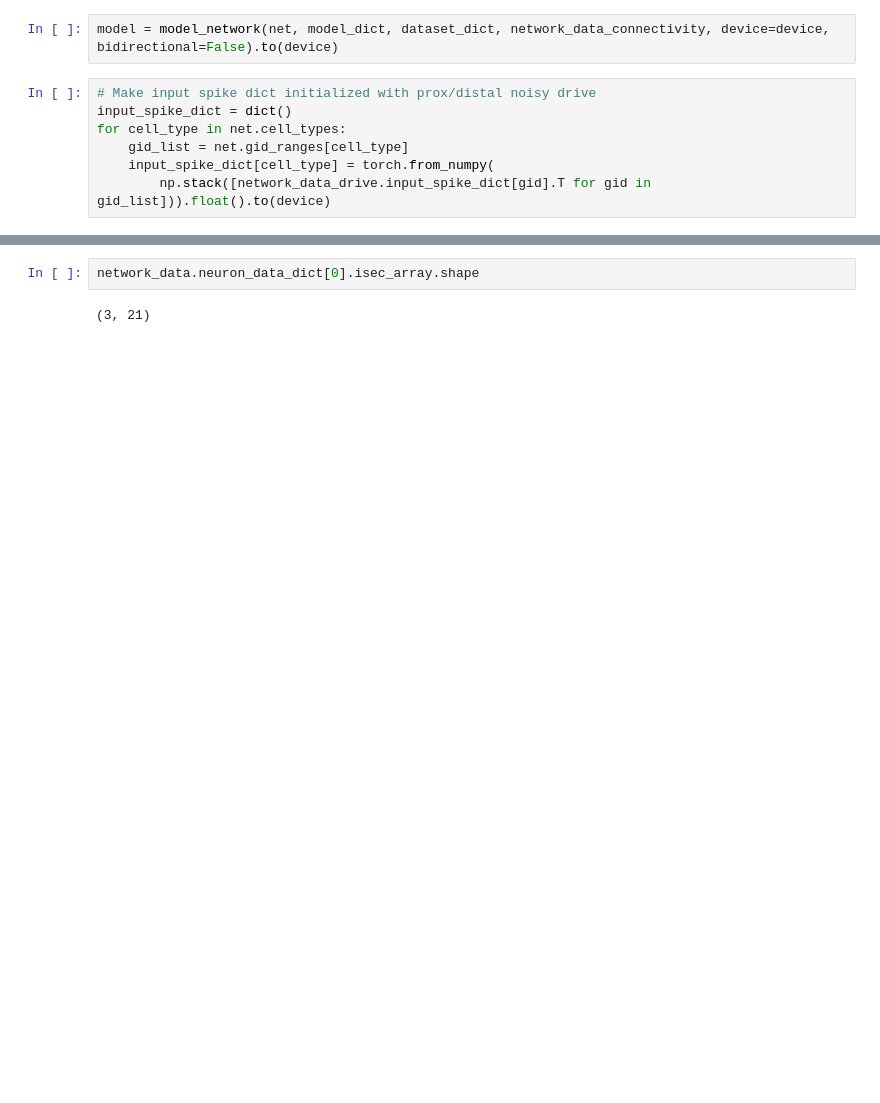
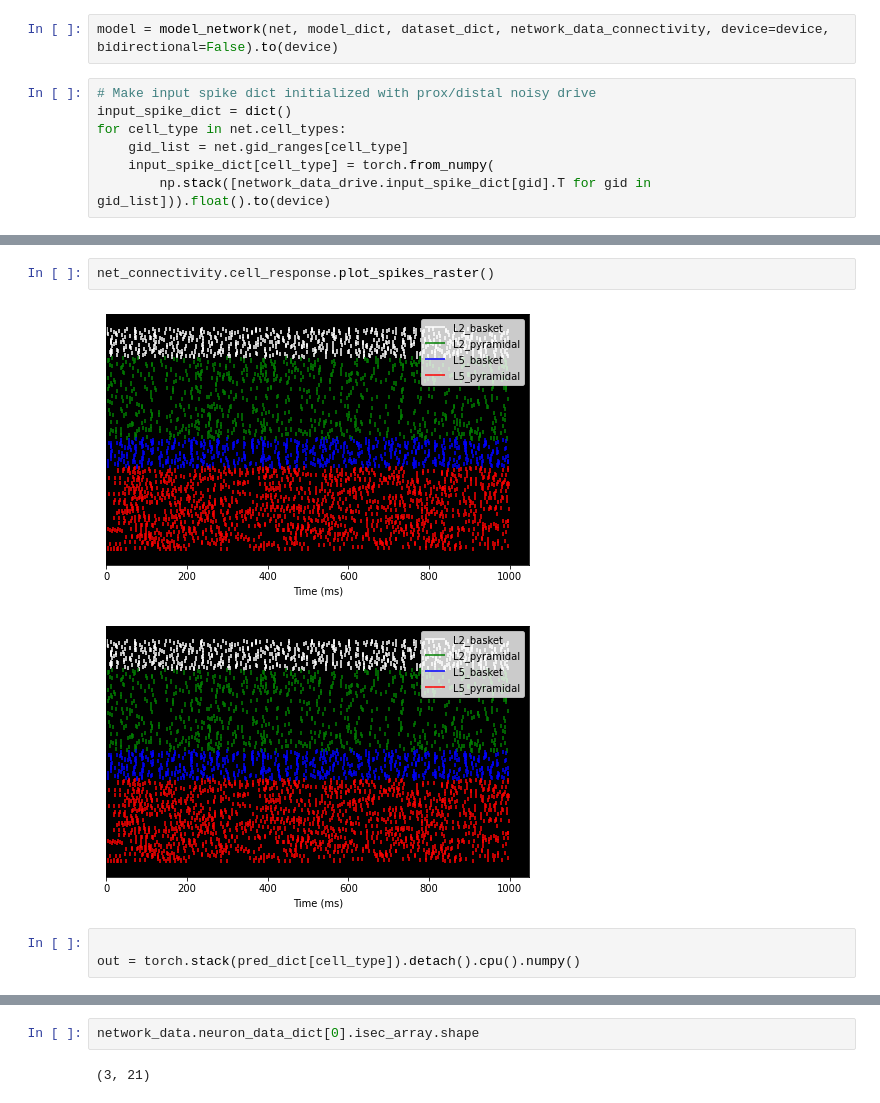
Before and after one commit to ntolley/bayesian_surrogates, a Jupyter notebook: surrogate_network.ipynb, the cells around one changed output, grey strips where cells are left out. Drawn from its saved outputs; the diff is of its cells as text; blank space fills up the shorter version.

```diff
--- a/surrogate_network.ipynb
+++ b/surrogate_network.ipynb
@@ -199,3 +278,11 @@ torch.Size([35, 3, 775])
+# %%
+net_connectivity.cell_response.plot_spikes_raster()
+# %% [output]
+[figure, added]
+[figure, added]
+# %%
+
+out = torch.stack(pred_dict[cell_type]).detach().cpu().numpy()
 # %%
 plt.imshow(network_data.connectivity_dict['L2_basket'].numpy().sum(axis=1), aspect='auto')
 plt.colorbar()
```
Also changed, not shown: parts of 17 cells of this notebook, 14 other files.
